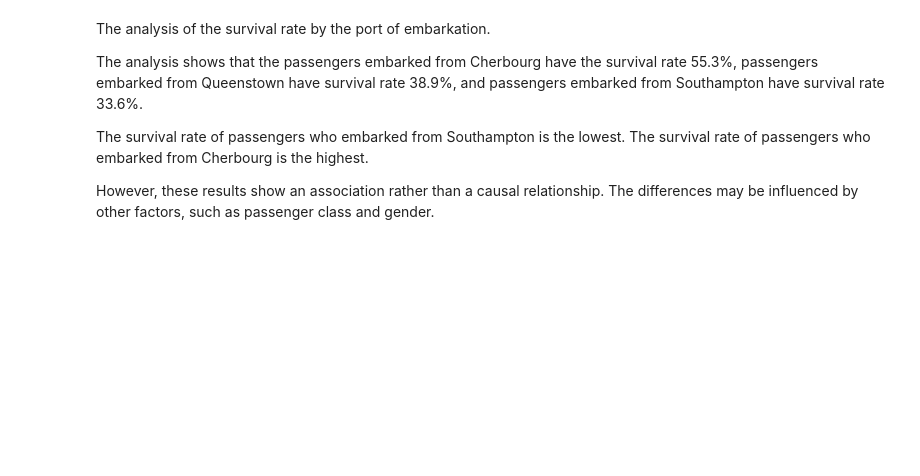
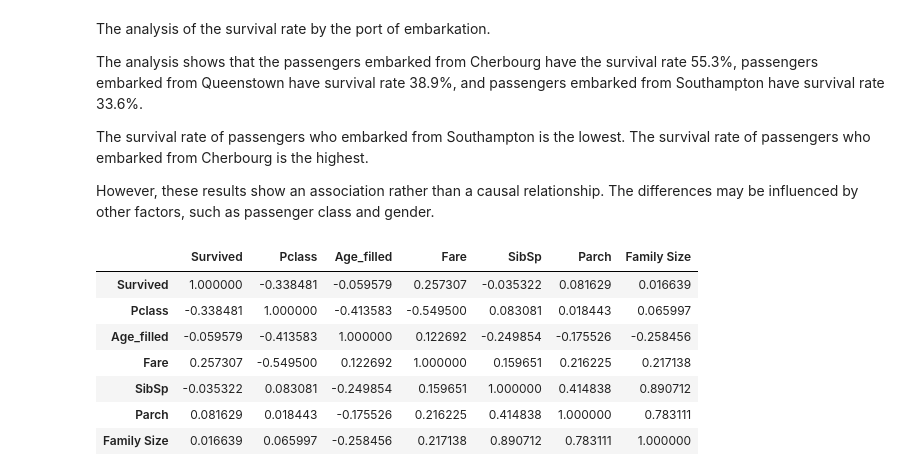
Before and after one commit to MuS0rKa/Analysis-Titanic-Dataset, a Jupyter notebook: Titanic_dataset_analysis/titanic.ipynb, the cells around one changed output. Saved outputs shown, nothing was run; the diff lists cells and outputs as text; code cells hidden in the pictures; blank space fills up the shorter version.

```diff
--- a/Titanic_dataset_analysis/titanic.ipynb
+++ b/Titanic_dataset_analysis/titanic.ipynb
@@ -476,3 +476,16 @@ The analysis shows that the passengers embarked from Cherbourg have the survival
 The survival rate of passengers who embarked from Southampton is the lowest. The survival rate of passengers who embarked from Cherbourg is the highest.
 
 However, these results show an association rather than a causal relationship. The differences may be influenced by other factors, such as passenger class and gender.
+# %%
+correlation_data = titanic[["Survived", "Pclass", "Age_filled", "Fare", "SibSp", "Parch", "Family Size"]]
+correlation_matrix = correlation_data.corr()
+correlation_matrix
+# %% [output]
+|  | Survived | Pclass | Age_filled | Fare | SibSp | Parch | Family Size |
+| Survived | 1.000000 | -0.338481 | -0.059579 | 0.257307 | -0.035322 | 0.081629 | 0.016639 |
+| Pclass | -0.338481 | 1.000000 | -0.413583 | -0.549500 | 0.083081 | 0.018443 | 0.065997 |
+| Age_filled | -0.059579 | -0.413583 | 1.000000 | 0.122692 | -0.249854 | -0.175526 | -0.258456 |
+| Fare | 0.257307 | -0.549500 | 0.122692 | 1.000000 | 0.159651 | 0.216225 | 0.217138 |
+| SibSp | -0.035322 | 0.083081 | -0.249854 | 0.159651 | 1.000000 | 0.414838 | 0.890712 |
+| Parch | 0.081629 | 0.018443 | -0.175526 | 0.216225 | 0.414838 | 1.000000 | 0.783111 |
+| Family Size | 0.016639 | 0.065997 | -0.258456 | 0.217138 | 0.890712 | 0.783111 | 1.000000 |
```
Also changed, not shown: parts of 1 cell of this notebook.
